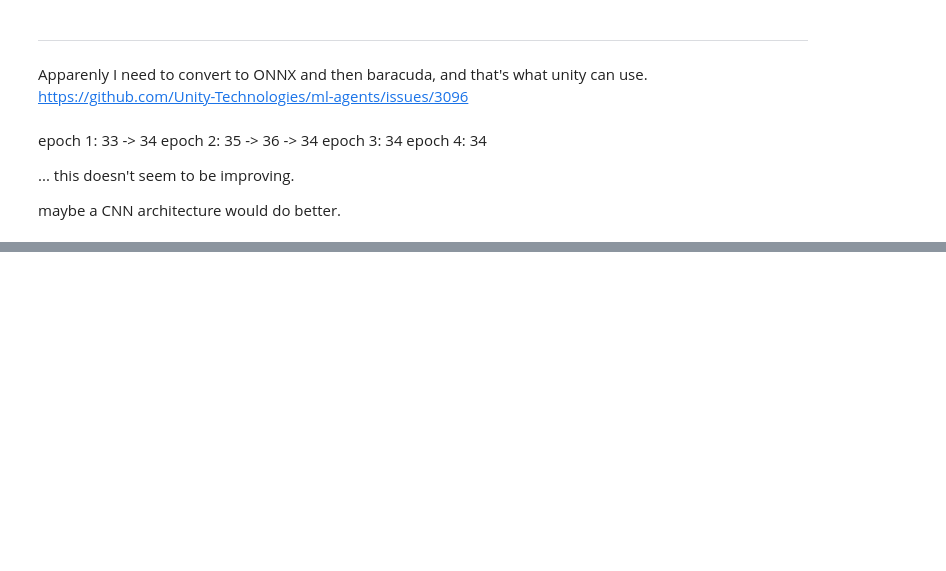
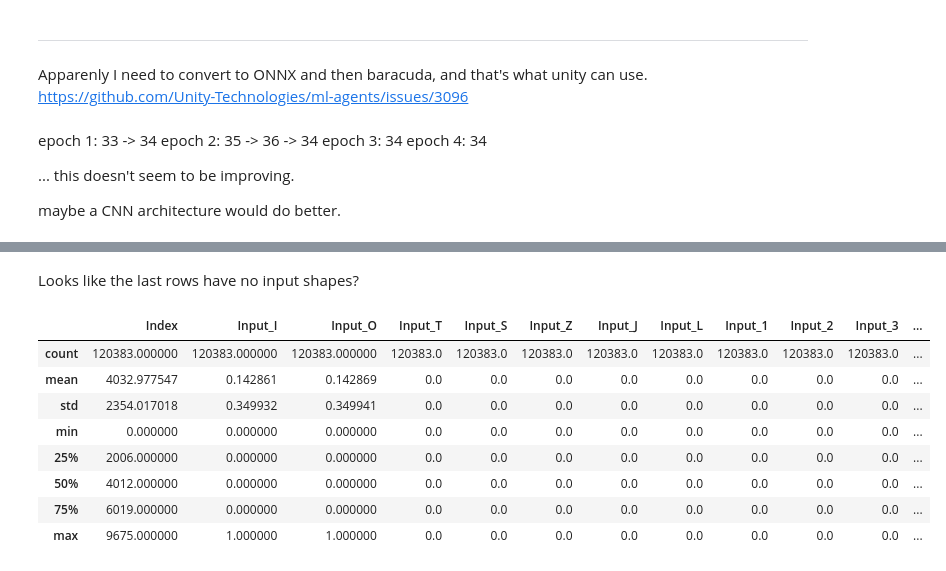
Before and after one commit to minkim25/YamTetris, a Jupyter notebook: TensorflowNetwork/NetworkTrainer.ipynb, the cells around one changed output, grey strips where cells are left out. Saved outputs shown, nothing was run; the diff lists cells and outputs as text; code cells hidden in the pictures; blank space fills up the shorter version.

```diff
--- a/TensorflowNetwork/NetworkTrainer.ipynb
+++ b/TensorflowNetwork/NetworkTrainer.ipynb
@@ -1,6 +1,8 @@
 # %%
 import tensorflow as tf
 import pandas as pd
+from IPython.display import display
+pd.options.display.max_columns = None
 import numpy as np
 from tensorflow import keras
 from sklearn.model_selection import train_test_split
@@ -396,0 +403,14 @@ prettyPrintTetris(df.values[1])
+# %% [markdown]
+Looks like the last rows have no input shapes?
+# %%
+df.describe()
+# %% [output]
+|  | Index | Input_I | Input_O | Input_T | Input_S | Input_Z | Input_J | Input_L | Input_1 | Input_2 | Input_3 | ... |
+| count | 120383.000000 | 120383.000000 | 120383.000000 | 120383.0 | 120383.0 | 120383.0 | 120383.0 | 120383.0 | 120383.0 | 120383.0 | 120383.0 | ... |
+| mean | 4032.977547 | 0.142861 | 0.142869 | 0.0 | 0.0 | 0.0 | 0.0 | 0.0 | 0.0 | 0.0 | 0.0 | ... |
+| std | 2354.017018 | 0.349932 | 0.349941 | 0.0 | 0.0 | 0.0 | 0.0 | 0.0 | 0.0 | 0.0 | 0.0 | ... |
+| min | 0.000000 | 0.000000 | 0.000000 | 0.0 | 0.0 | 0.0 | 0.0 | 0.0 | 0.0 | 0.0 | 0.0 | ... |
+| 25% | 2006.000000 | 0.000000 | 0.000000 | 0.0 | 0.0 | 0.0 | 0.0 | 0.0 | 0.0 | 0.0 | 0.0 | ... |
+| 50% | 4012.000000 | 0.000000 | 0.000000 | 0.0 | 0.0 | 0.0 | 0.0 | 0.0 | 0.0 | 0.0 | 0.0 | ... |
+| 75% | 6019.000000 | 0.000000 | 0.000000 | 0.0 | 0.0 | 0.0 | 0.0 | 0.0 | 0.0 | 0.0 | 0.0 | ... |
+| max | 9675.000000 | 1.000000 | 1.000000 | 0.0 | 0.0 | 0.0 | 0.0 | 0.0 | 0.0 | 0.0 | 0.0 | ... |
```
Also changed, not shown: parts of 12 cells of this notebook.
